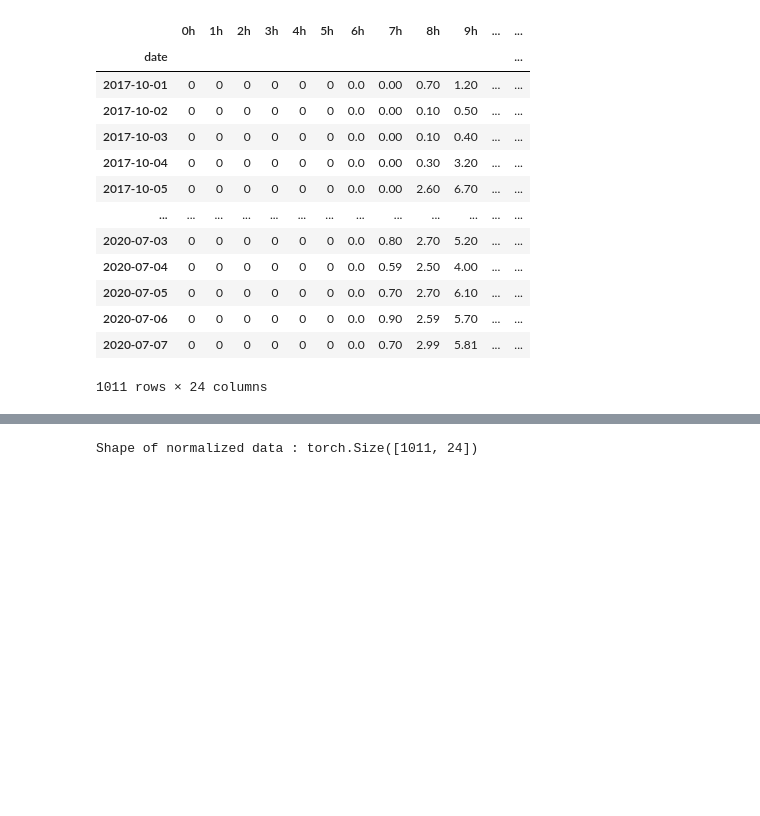
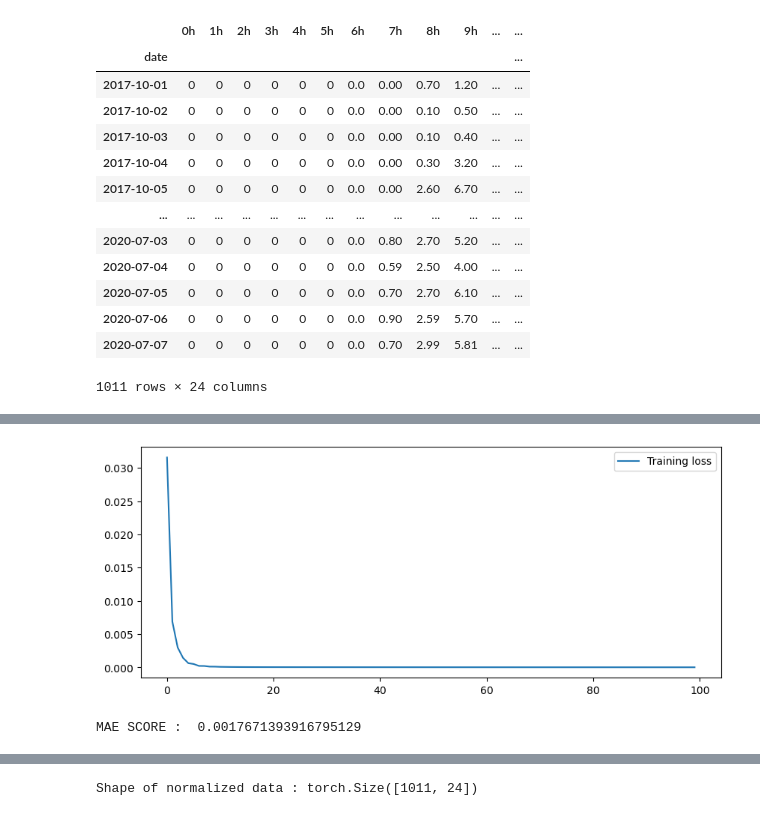
Before and after one commit to dlgkdud/RL-timeseries-forecasting, a Jupyter notebook: data.ipynb, the cells around one changed output, grey strips where cells are left out. Saved outputs shown, nothing was run; the diff lists cells and outputs as text; code cells hidden in the pictures; blank space fills up the shorter version.

```diff
--- a/data.ipynb
+++ b/data.ipynb
@@ -40,0 +109,33 @@ df
+# %%
+# 설정값
+data_dim = 24
+hidden_dim = 10
+output_dim = 1
+learning_rate = 0.01
+nb_epochs = 100
+
+class Model(nn.Module):
+    # # 기본변수, layer를 초기화해주는 생성자
+    def __init__(self, input_dim, hidden_dim, seq_len, output_dim, layers):
+        super(Model, self).__init__()
+        self.hidden_dim = hidden_dim
+        self.seq_len = seq_len
+        self.output_dim = output_dim
+        self.layers = layers
+
+        self.lstm = nn.LSTM(input_dim, hidden_dim, num_layers=layers,
+                            # dropout = 0.1,
+                            batch_first=True).to(device)
+        self.fc = nn.Linear(hidden_dim, output_dim, bias = True)
+
+    # 학습 초기화를 위한 함수
+    def reset_hidden_state(self):
+        self.hidden = (
+                torch.zeros(self.layers, self.seq_len, self.hidden_dim),
+                torch.zeros(self.layers, self.seq_len, self.hidden_dim))
+
+    # 예측을 위한 함수
+    def forward(self, x):
+        x, _status = self.lstm(x)
+        x = self.fc(x[:, -1])
+        return x
@@ -40,0 +193,4 @@ df
+# %%
+# 모델 학습
+model = Model(data_dim, hidden_dim, seq_length, output_dim, 1).to(device)
+model, train_hist = train_model(model, dataloader, num_epochs = nb_epochs, lr = learning_rate, verbose = 20, patience = 10)
@@ -40,0 +203,30 @@ df
+# %%
+# epoch별 손실값
+fig = plt.figure(figsize=(10, 4))
+plt.plot(train_hist, label="Training loss")
+plt.legend()
+plt.show()
+# %% [output]
+[figure, added]
+# %%
+# 예측 테스트
+with torch.no_grad():
+    pred = []
+    for pr in range(len(testX_tensor)):
+
+        model.reset_hidden_state()
+
+        predicted = model(torch.unsqueeze(testX_tensor[pr].to(device), 0))
+        predicted = torch.flatten(predicted).item()
+        pred.append(predicted)
+
+    # INVERSE
+    pred_inverse = scaler_y.inverse_transform(np.array(pred).reshape(-1, 1))
+    testY_inverse = scaler_y.inverse_transform(testY_tensor)
+
+def MAE(true, pred):
+    return np.mean(np.abs(true-pred))
+
+print('MAE SCORE : ', MAE(pred_inverse, testY_inverse))
+# %% [output]
+MAE SCORE :  0.0017671393916795129
```
Also changed, not shown: parts of 13 cells of this notebook.
